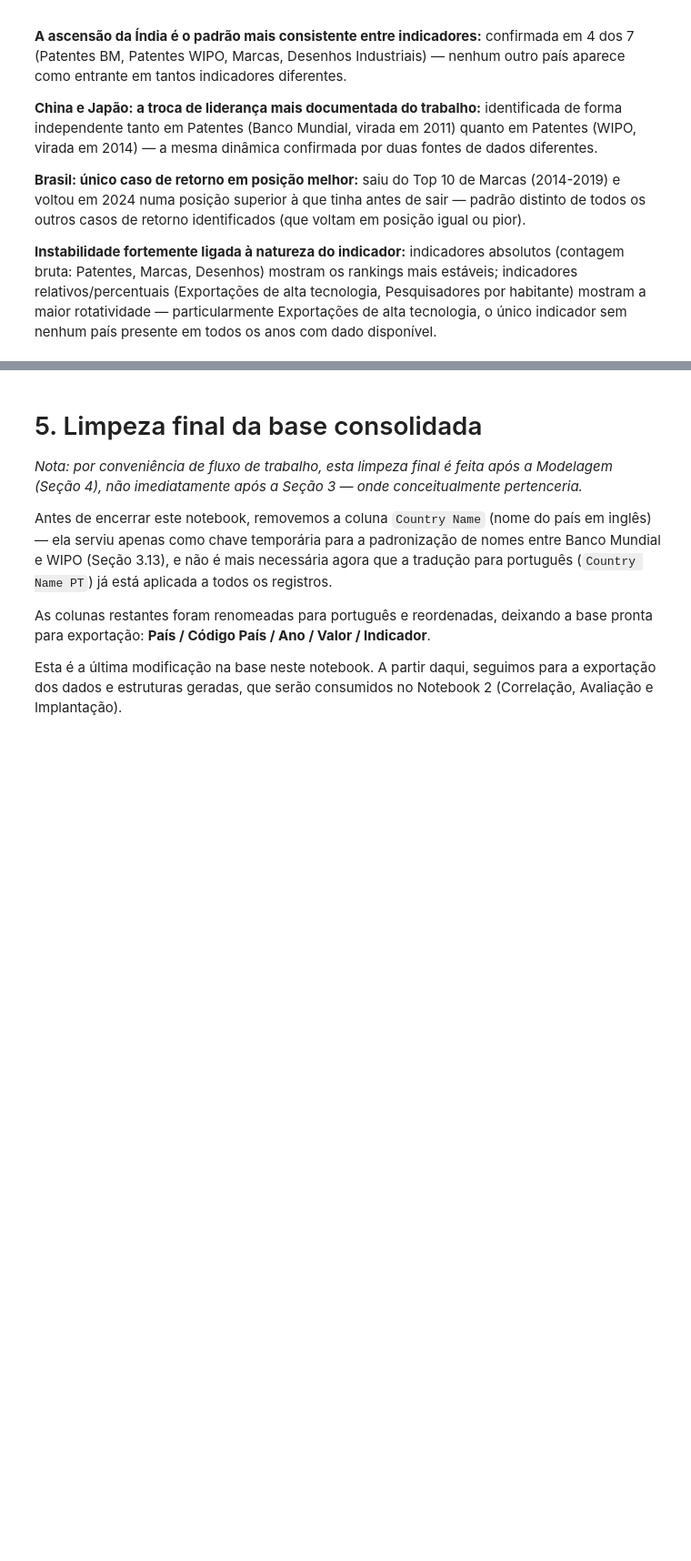
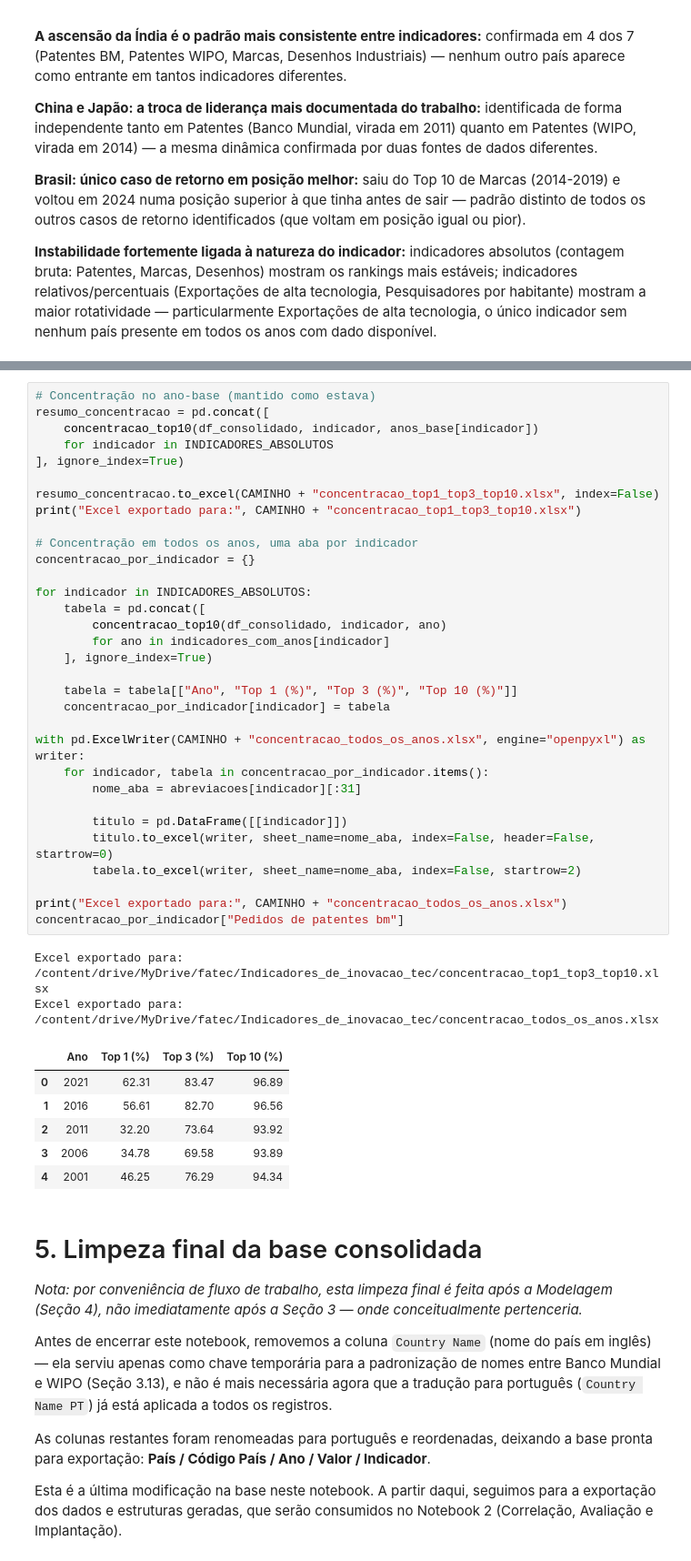
Before and after one commit to Gabriel-Roledo-ds/Analise-dos-top-10-paises-em-Inovacao-Tecnologica, a Jupyter notebook: 01_coleta_preparacao_modelagem.ipynb, the cells around one changed output, grey strips where cells are left out. Shown at 91% size. Drawn from its saved outputs; the diff is of its cells as text; blank space fills up the shorter version.

```diff
--- a/01_coleta_preparacao_modelagem.ipynb
+++ b/01_coleta_preparacao_modelagem.ipynb
@@ -1776,3 +1879,44 @@ país presente em todos os anos com dado disponível.
+# %%
+# Concentração no ano-base (mantido como estava)
+resumo_concentracao = pd.concat([
+    concentracao_top10(df_consolidado, indicador, anos_base[indicador])
+    for indicador in INDICADORES_ABSOLUTOS
+], ignore_index=True)
+
+resumo_concentracao.to_excel(CAMINHO + "concentracao_top1_top3_top10.xlsx", index=False)
+print("Excel exportado para:", CAMINHO + "concentracao_top1_top3_top10.xlsx")
+
+# Concentração em todos os anos, uma aba por indicador
+concentracao_por_indicador = {}
+
+for indicador in INDICADORES_ABSOLUTOS:
+    tabela = pd.concat([
+        concentracao_top10(df_consolidado, indicador, ano)
+        for ano in indicadores_com_anos[indicador]
+    ], ignore_index=True)
+
+    tabela = tabela[["Ano", "Top 1 (%)", "Top 3 (%)", "Top 10 (%)"]]
+    concentracao_por_indicador[indicador] = tabela
+
+with pd.ExcelWriter(CAMINHO + "concentracao_todos_os_anos.xlsx", engine="openpyxl") as writer:
+    for indicador, tabela in concentracao_por_indicador.items():
+        nome_aba = abreviacoes[indicador][:31]
+
+        titulo = pd.DataFrame([[indicador]])
+        titulo.to_excel(writer, sheet_name=nome_aba, index=False, header=False, startrow=0)
+        tabela.to_excel(writer, sheet_name=nome_aba, index=False, startrow=2)
+
+print("Excel exportado para:", CAMINHO + "concentracao_todos_os_anos.xlsx")
+concentracao_por_indicador["Pedidos de patentes bm"]
+# %% [output]
+Excel exportado para: /content/drive/MyDrive/fatec/Indicadores_de_inovacao_tec/concentracao_top1_top3_top10.xlsx
+Excel exportado para: /content/drive/MyDrive/fatec/Indicadores_de_inovacao_tec/concentracao_todos_os_anos.xlsx
+|  | Ano | Top 1 (%) | Top 3 (%) | Top 10 (%) |
+| 0 | 2021 | 62.31 | 83.47 | 96.89 |
+| 1 | 2016 | 56.61 | 82.70 | 96.56 |
+| 2 | 2011 | 32.20 | 73.64 | 93.92 |
+| 3 | 2006 | 34.78 | 69.58 | 93.89 |
+| 4 | 2001 | 46.25 | 76.29 | 94.34 |
 # %% [markdown]
 # 5. Limpeza final da base consolidada
 
```
Also changed, not shown: parts of 5 cells of this notebook.
